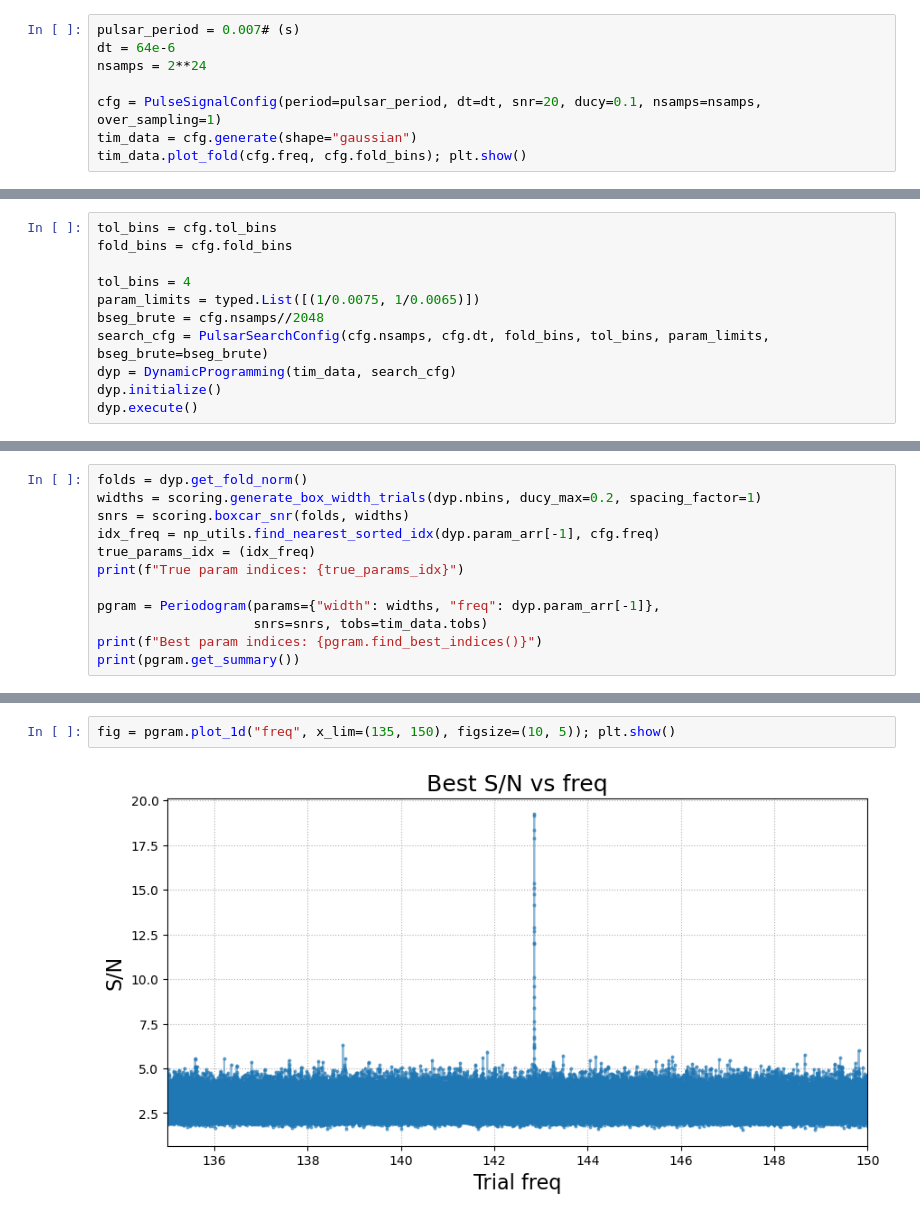
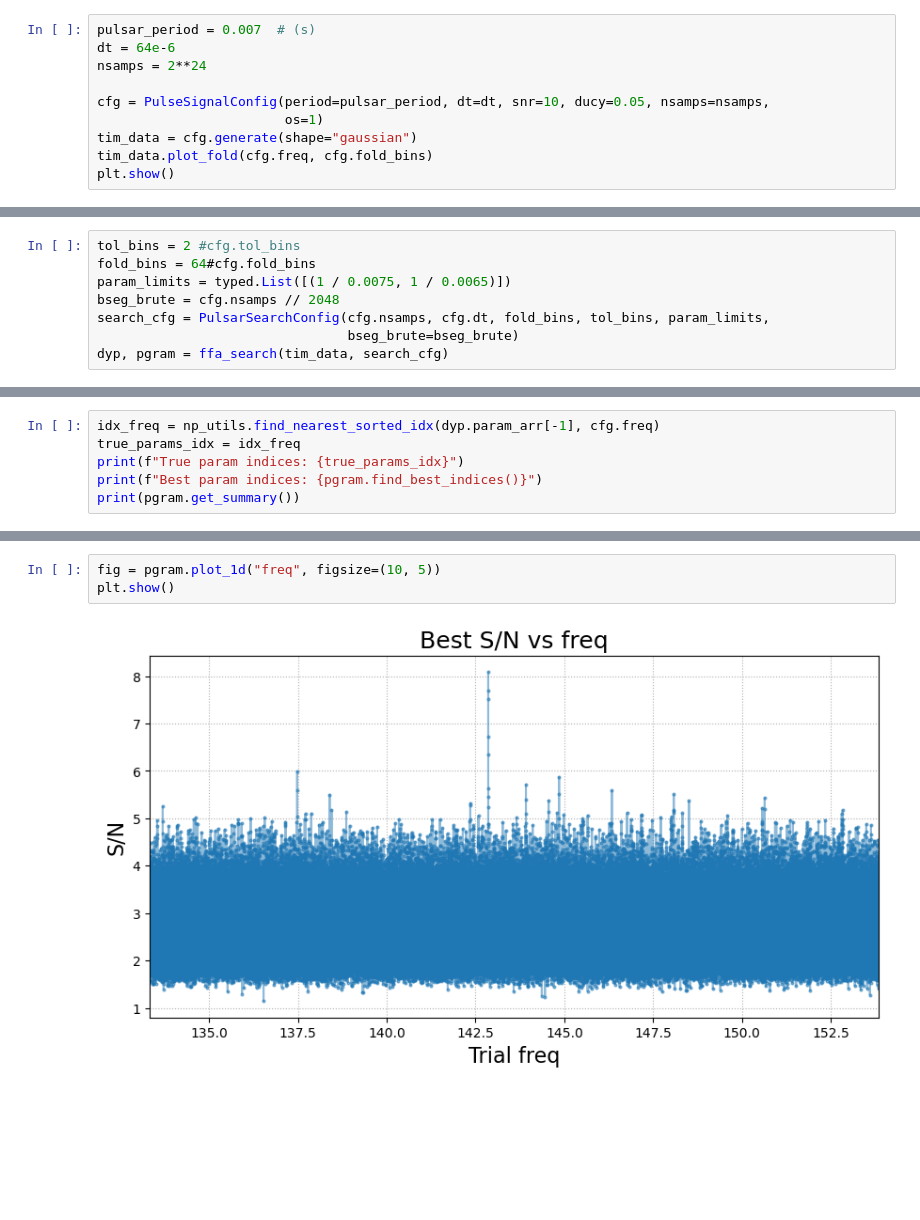
Before and after one commit to pravirkr/pyloki, a Jupyter notebook: examples/ffa_period.ipynb, the cells around one changed output, grey strips where cells are left out. Cells and saved outputs as stored; diff of their text form; blank space fills up the shorter version.

```diff
--- a/examples/ffa_period.ipynb
+++ b/examples/ffa_period.ipynb
@@ -14,9 +9,11 @@ OMP: Info #276: omp_set_nested routine deprecated, please use omp_set_max_active
 # %%
-pulsar_period = 0.007# (s)
+pulsar_period = 0.007  # (s)
 dt = 64e-6
 nsamps = 2**24
 
-cfg = PulseSignalConfig(period=pulsar_period, dt=dt, snr=20, ducy=0.1, nsamps=nsamps, over_sampling=1)
+cfg = PulseSignalConfig(period=pulsar_period, dt=dt, snr=10, ducy=0.05, nsamps=nsamps,
+                        os=1)
 tim_data = cfg.generate(shape="gaussian")
-tim_data.plot_fold(cfg.freq, cfg.fold_bins); plt.show()
+tim_data.plot_fold(cfg.freq, cfg.fold_bins)
+plt.show()
 # %% [output]
@@ -24,12 +21,9 @@ tim_data.plot_fold(cfg.freq, cfg.fold_bins); plt.show()
 # %%
-tol_bins = cfg.tol_bins
-fold_bins = cfg.fold_bins
-
-tol_bins = 4
-param_limits = typed.List([(1/0.0075, 1/0.0065)])
-bseg_brute = cfg.nsamps//2048
-search_cfg = PulsarSearchConfig(cfg.nsamps, cfg.dt, fold_bins, tol_bins, param_limits, bseg_brute=bseg_brute)
-dyp = DynamicProgramming(tim_data, search_cfg)
-dyp.initialize()
-dyp.execute()
+tol_bins = 2 #cfg.tol_bins
+fold_bins = 64#cfg.fold_bins
+param_limits = typed.List([(1 / 0.0075, 1 / 0.0065)])
+bseg_brute = cfg.nsamps // 2048
+search_cfg = PulsarSearchConfig(cfg.nsamps, cfg.dt, fold_bins, tol_bins, param_limits,
+                                bseg_brute=bseg_brute)
+dyp, pgram = ffa_search(tim_data, search_cfg)
 # %% [output]
@@ -48,14 +42,8 @@ dyp.execute()
 ... (15 outputs left out)
 # %%
-folds = dyp.get_fold_norm()
-widths = scoring.generate_box_width_trials(dyp.nbins, ducy_max=0.2, spacing_factor=1)
-snrs = scoring.boxcar_snr(folds, widths)
 idx_freq = np_utils.find_nearest_sorted_idx(dyp.param_arr[-1], cfg.freq)
-true_params_idx = (idx_freq)
+true_params_idx = idx_freq
 print(f"True param indices: {true_params_idx}")
-
-pgram = Periodogram(params={"width": widths, "freq": dyp.param_arr[-1]},
-                    snrs=snrs, tobs=tim_data.tobs)
 print(f"Best param indices: {pgram.find_best_indices()}")
 print(pgram.get_summary())
 # %% [output]
@@ -68,4 +56,5 @@ Best width: 8
 # %%
-fig = pgram.plot_1d("freq", x_lim=(135, 150), figsize=(10, 5)); plt.show()
+fig = pgram.plot_1d("freq", figsize=(10, 5))
+plt.show()
 # %% [output]
-[figure, old version]
+[figure, new version]
```
Also changed, not shown: parts of 4 cells of this notebook, 18 other files.
